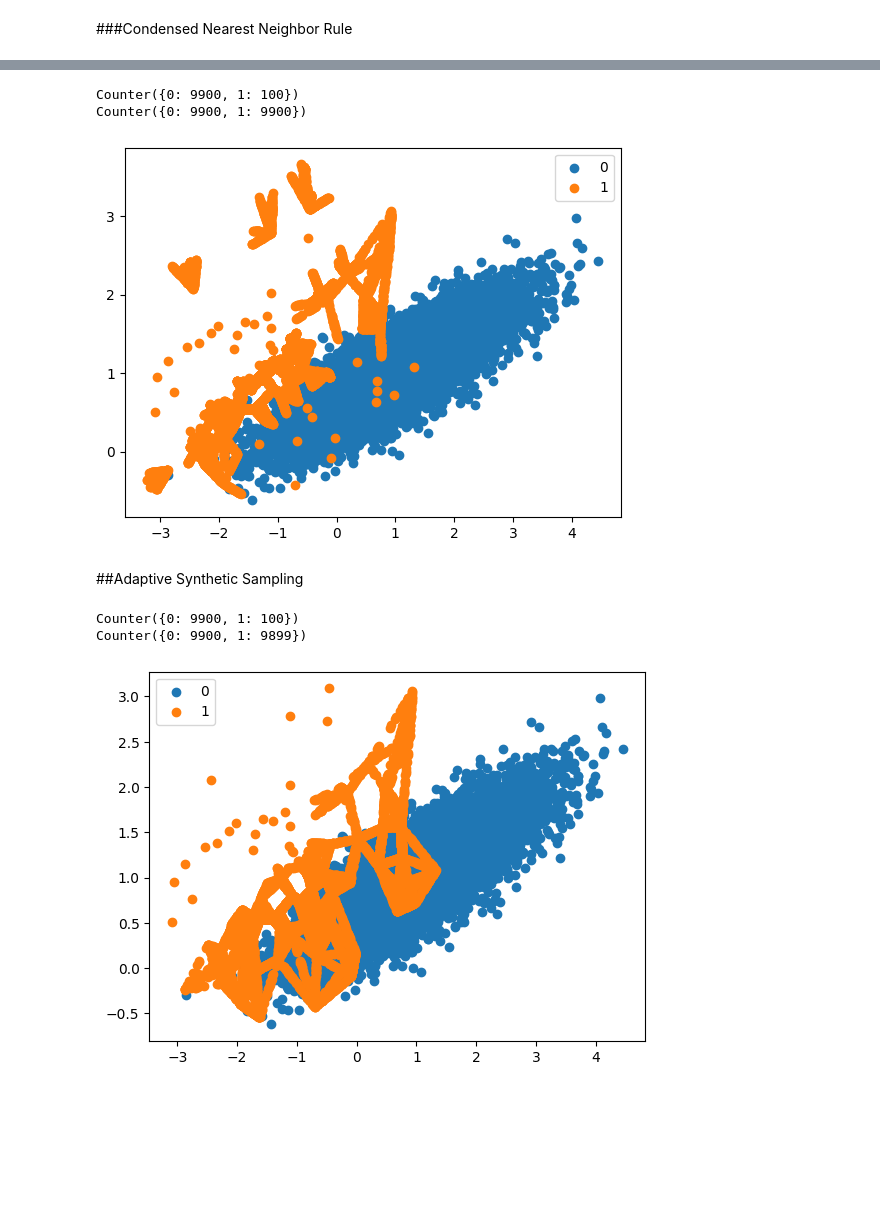
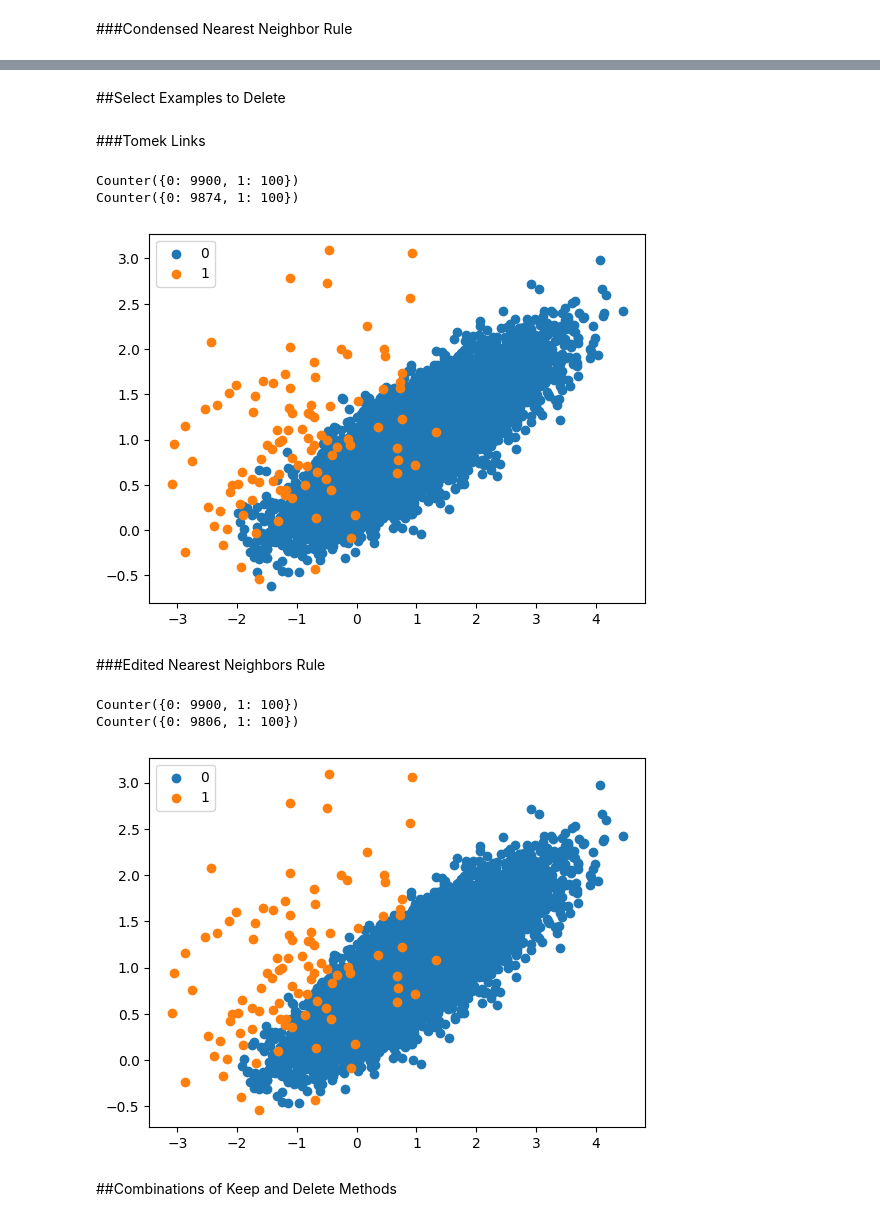
Before and after one commit to rahiakela/machine-learning-research-and-practice, a Jupyter notebook: imbalanced-dataset/01-data-sampling/03_undersampling_methods.ipynb, the cells around one changed output, grey strips where cells are left out. Cells and saved outputs as stored; diff of their text form; code cells hidden in the pictures; blank space fills up the shorter version.

```diff
--- a/imbalanced-dataset/01-data-sampling/03_undersampling_methods.ipynb
+++ b/imbalanced-dataset/01-data-sampling/03_undersampling_methods.ipynb
@@ -114,3 +117,24 @@ Counter({0: 100, 1: 100})
 [figure]
 # %% [markdown]
 ###Condensed Nearest Neighbor Rule
+# %%
+# undersample and plot imbalanced dataset with the Condensed Nearest Neighbor Rule
+
+# define dataset
+X, y = get_x_y()
+
+# define the undersampling method
+undersample = CondensedNearestNeighbour(n_neighbors=1)
+# transform the dataset
+X, y = undersample.fit_resample(X, y)
+
+# summarize class distribution
+counter = Counter(y)
+print(counter)
+
+# scatter plot of examples by class label
+for label, _ in counter.items():
+  row_ix = where(y == label)[0]
+  pyplot.scatter(X[row_ix, 0], X[row_ix, 1], label=str(label))
+pyplot.legend()
+pyplot.show()
@@ -117,34 +144,38 @@ Counter({0: 100, 1: 100})
+# %% [markdown]
+##Select Examples to Delete
+# %% [markdown]
+###Tomek Links
 # %%
-# borderline-SMOTE with SVM for imbalanced dataset
+# undersample and plot imbalanced dataset with Tomek Links
 
 # define dataset
 X, y = get_x_y()
 # summarize class distribution
 counter = Counter(y)
 print(counter)
 
 # transform the dataset
-oversample = SVMSMOTE()
+oversample = TomekLinks()
 X, y = oversample.fit_resample(X, y)
 
 # summarize class distribution
 counter = Counter(y)
 print(counter)
 
 # scatter plot of examples by class label
 for label, _ in counter.items():
   row_ix = where(y == label)[0]
   pyplot.scatter(X[row_ix, 0], X[row_ix, 1], label=str(label))
 pyplot.legend()
 pyplot.show()
 # %% [output]
 Counter({0: 9900, 1: 100})
-Counter({0: 9900, 1: 9900})
+Counter({0: 9874, 1: 100})
-[figure, old version]
+[figure, new version]
-# %% [markdown]
-##Adaptive Synthetic Sampling
+# %% [markdown]
+###Edited Nearest Neighbors Rule
 # %%
-# Oversample and plot imbalanced dataset with ADASYN
+# undersample and plot imbalanced dataset with the Edited Nearest Neighbor rule
 
 # define dataset
 X, y = get_x_y()
@@ -153,7 +184,7 @@ counter = Counter(y)
 print(counter)
 
 # transform the dataset
-oversample = ADASYN()
+oversample = EditedNearestNeighbours(n_neighbors=3)
 X, y = oversample.fit_resample(X, y)
 
 # summarize class distribution
@@ -168,5 +199,7 @@ pyplot.legend()
 pyplot.show()
 # %% [output]
 Counter({0: 9900, 1: 100})
-Counter({0: 9900, 1: 9899})
+Counter({0: 9806, 1: 100})
-[figure, old version]
+[figure, new version]
+# %% [markdown]
+##Combinations of Keep and Delete Methods
```
Also changed, not shown: parts of 3 cells of this notebook.
